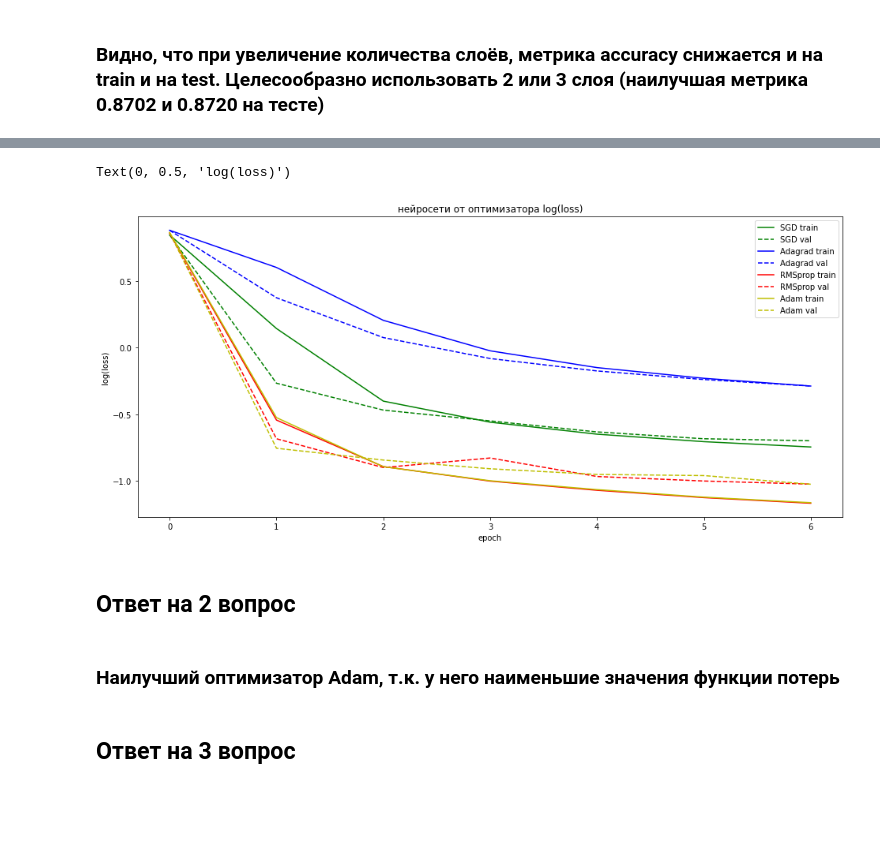
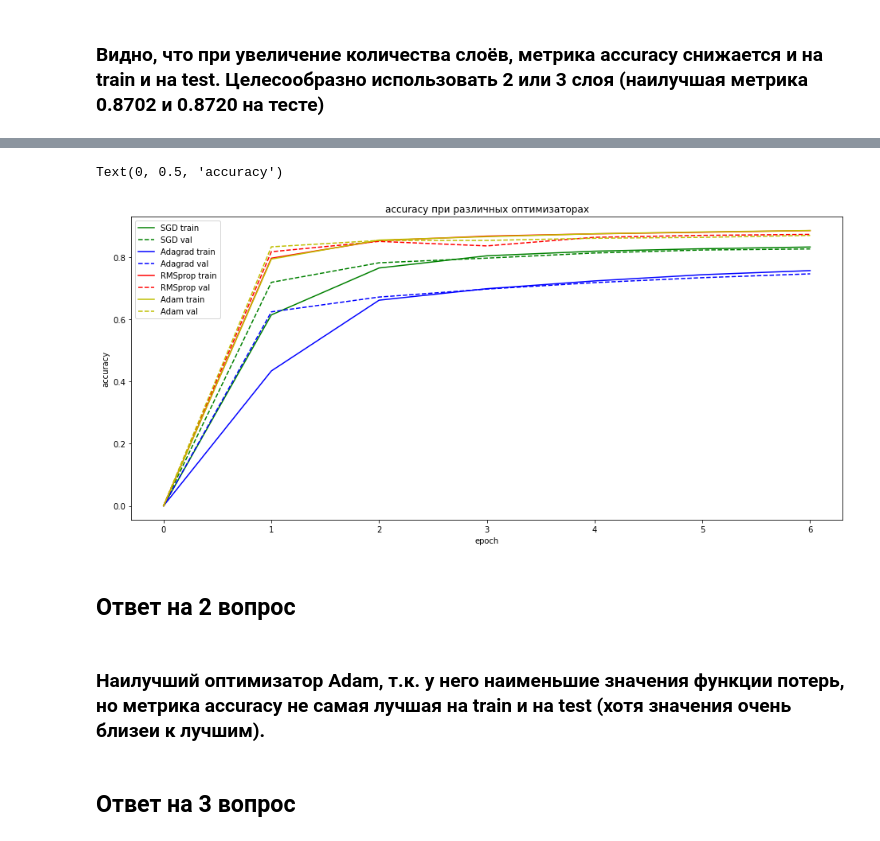
Before and after one commit to AlekseyZhilin/neron, a Jupyter notebook: Untitled2.ipynb, the cells around one changed output, grey strips where cells are left out. Drawn from its saved outputs; the diff is of its cells as text; code cells hidden in the pictures; blank space fills up the shorter version.

```diff
--- a/Untitled2.ipynb
+++ b/Untitled2.ipynb
@@ -442,17 +442,17 @@ for i, i_optim in enumerate([keras.optimizers.gradient_descent_v2.SGD(),
     models_opt[i_optim.get_config()['name']] = model_i
 
     # картинки
-    plt.plot(epoch, np.log([h0_train[0]] + h.history['loss']),
+    plt.plot(epoch, np.concatenate((np.array([0]), np.array(h.history['accuracy'])), axis=0),
              '-', c=colors[i],
              label=model_i.optimizer.get_config()['name'] + ' train')
-    plt.plot(epoch, np.log([h0_val[0]] + h.history['val_loss']),
+    plt.plot(epoch, np.concatenate((np.array([0]), np.array(h.history['val_accuracy'])), axis=0),
              '--', c=colors[i],
              label=model_i.optimizer.get_config()['name'] + ' val')
     print('=' * 20)
 
 plt.legend()
-plt.title('нейросети от оптимизатора log(loss)')
+plt.title('accuracy при различных оптимизаторах')
 plt.xlabel('epoch')
-plt.ylabel('log(loss)')
+plt.ylabel('accuracy')
 # %% [output]
 Epoch 1/6
@@ -475,9 +475,9 @@ Wall time: 22.2 s
-Text(0, 0.5, 'log(loss)')
+Text(0, 0.5, 'accuracy')
-[figure, old version]
+[figure, new version]
 # %% [markdown]
 ## Ответ на 2 вопрос
 # %% [markdown]
-### Наилучший оптимизатор Adam, т.к. у него наименьшие значения функции потерь
+### Наилучший оптимизатор Adam, т.к. у него наименьшие значения функции потерь, но метрика accuracy не самая лучшая на train и на test (хотя значения очень близеи к лучшим).
 # %% [markdown]
 ## Ответ на 3 вопрос
 # %% [markdown]
```
Also changed, not shown: parts of 7 cells of this notebook.
